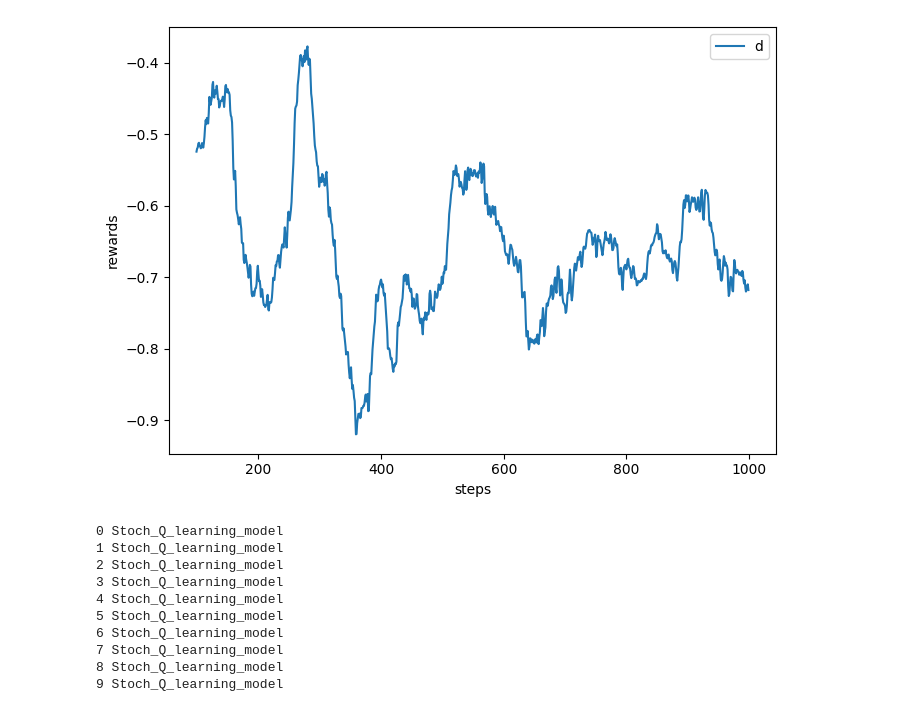
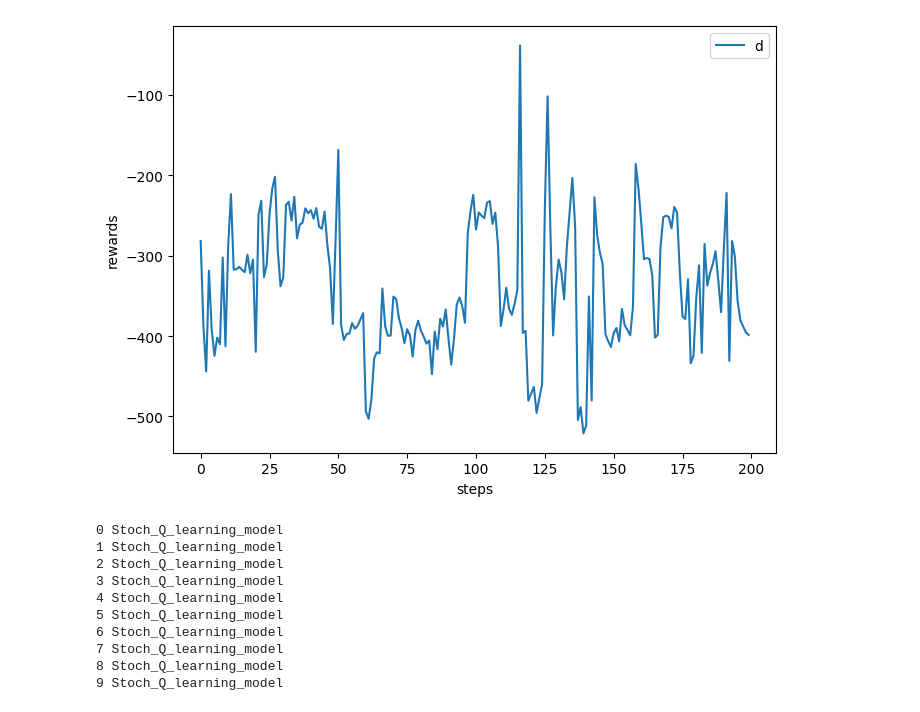
Before and after one commit to Tarik-com/Stochastic-Q-learning, a Jupyter notebook: Experiments.ipynb, the cells around one changed output. Saved outputs shown, nothing was run; the diff lists cells and outputs as text; code cells hidden in the pictures.

```diff
--- a/Experiments.ipynb
+++ b/Experiments.ipynb
@@ -19,4 +19,4 @@ import gymnasium as gym
 args=Args_()
 # %%
 DQN=DQNAgent(args)
-reward,rew_per_episode=DQN.train()
+reward_DQN,rew_per_episode_DQN=DQN.train()
@@ -25,7 +30,7 @@ KeyboardInterrupt:
 # %%
-one_plot_1([reward],"dqn",100)
+one_plot_1([rew_per_episode],"dqn",1)
 # %% [output]
-[figure, old version]
+[figure, new version]
 # %%
 models_name=["Stoch_Q_learning_model"]
 results={}
```
Also changed, not shown: parts of 4 cells of this notebook, 3 other files.
